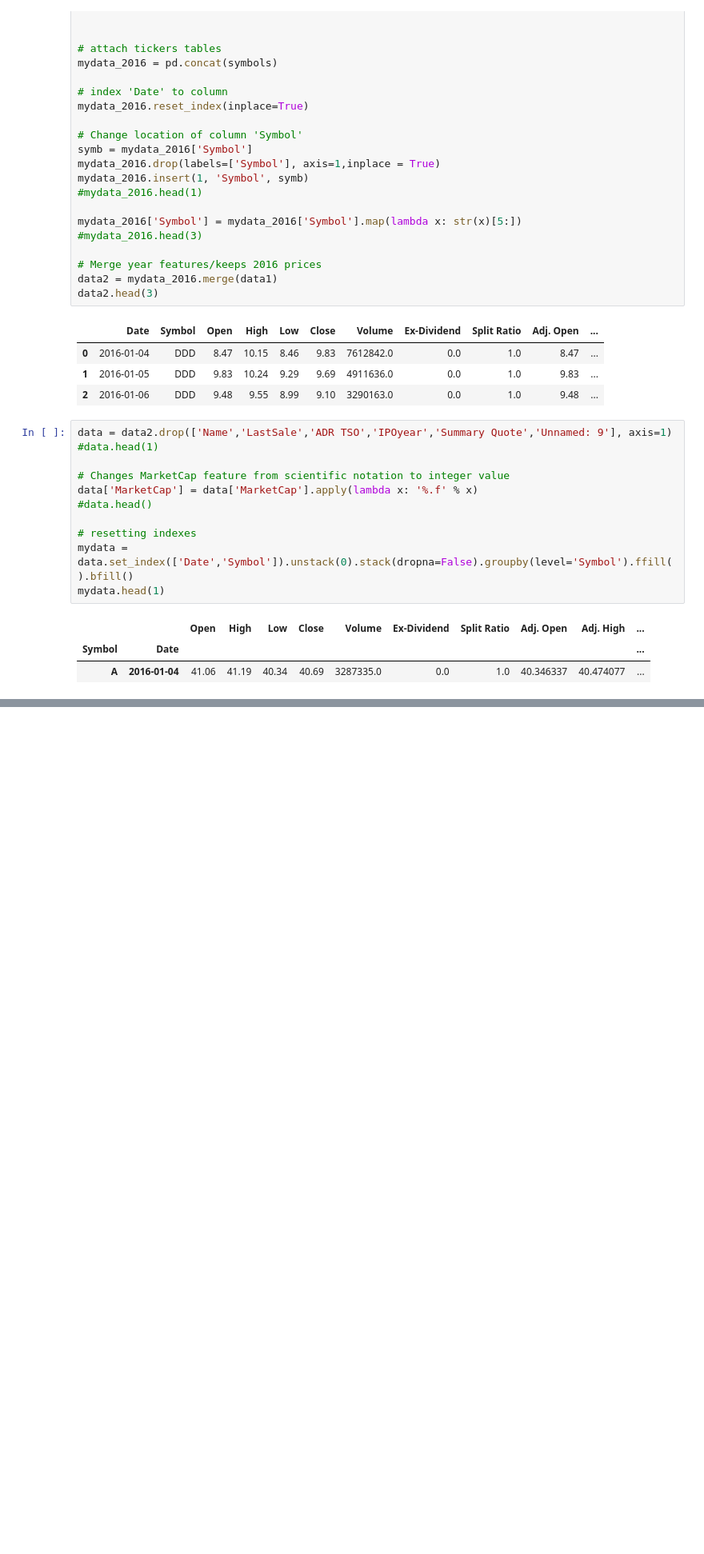
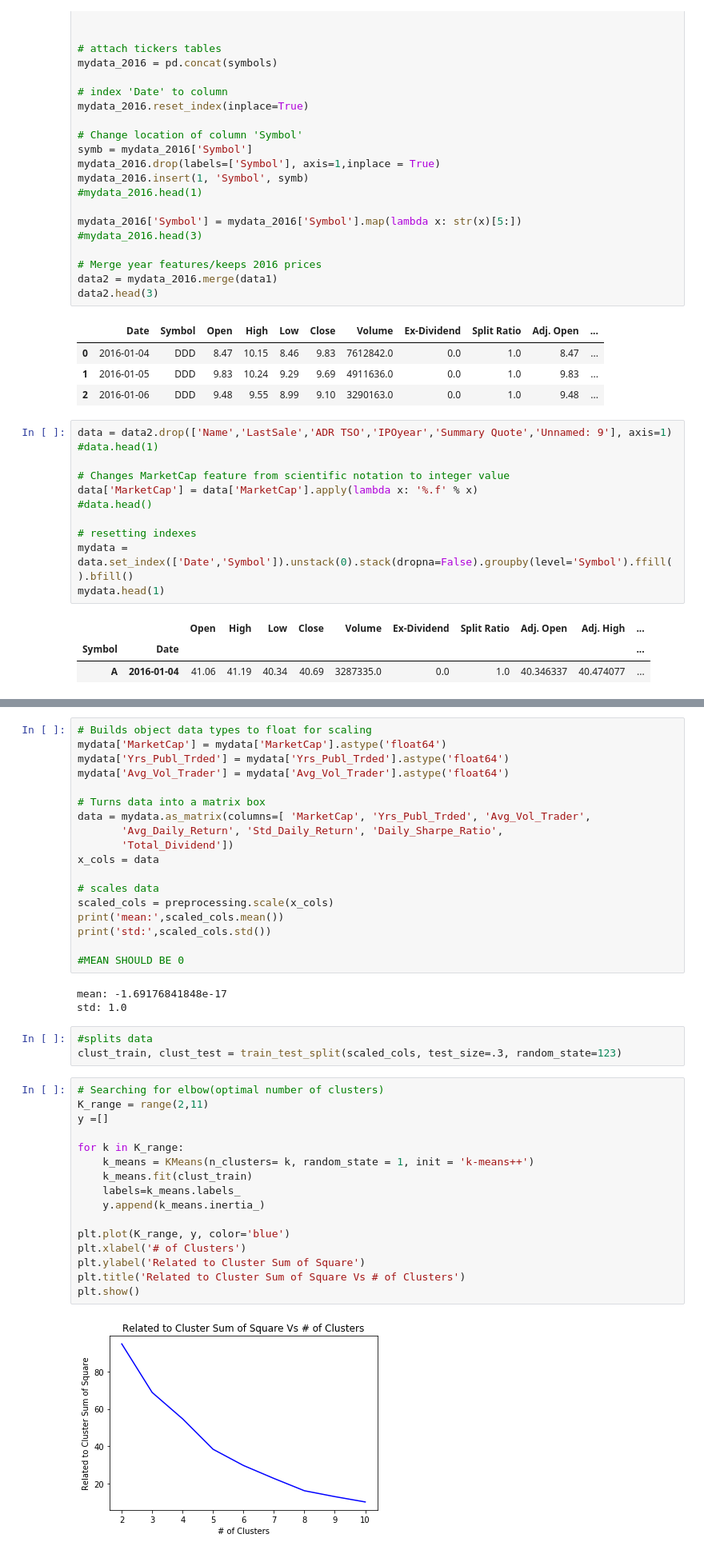
Before and after one commit to AlfredMtz/clustering-stocks, a Jupyter notebook: Diversification-System-Project.ipynb, the cells around one changed output, grey strips where cells are left out. Shown at 80% size. Cells and saved outputs as stored; diff of their text form; blank space fills up the shorter version.

```diff
--- a/Diversification-System-Project.ipynb
+++ b/Diversification-System-Project.ipynb
@@ -226,0 +219,42 @@ mydata3
+# %%
+# Builds object data types to float for scaling
+mydata['MarketCap'] = mydata['MarketCap'].astype('float64')
+mydata['Yrs_Publ_Trded'] = mydata['Yrs_Publ_Trded'].astype('float64')
+mydata['Avg_Vol_Trader'] = mydata['Avg_Vol_Trader'].astype('float64')
+
+# Turns data into a matrix box
+data = mydata.as_matrix(columns=[ 'MarketCap', 'Yrs_Publ_Trded', 'Avg_Vol_Trader',
+       'Avg_Daily_Return', 'Std_Daily_Return', 'Daily_Sharpe_Ratio',
+       'Total_Dividend'])
+x_cols = data
+
+# scales data
+scaled_cols = preprocessing.scale(x_cols)
+print('mean:',scaled_cols.mean())
+print('std:',scaled_cols.std())
+
+#MEAN SHOULD BE 0
+# %% [output]
+mean: -1.69176841848e-17
+std: 1.0
+# %%
+#splits data
+clust_train, clust_test = train_test_split(scaled_cols, test_size=.3, random_state=123)
+# %%
+# Searching for elbow(optimal number of clusters)
+K_range = range(2,11)
+y =[]
+
+for k in K_range:
+    k_means = KMeans(n_clusters= k, random_state = 1, init = 'k-means++')
+    k_means.fit(clust_train)
+    labels=k_means.labels_
+    y.append(k_means.inertia_)
+
+plt.plot(K_range, y, color='blue')
+plt.xlabel('# of Clusters')
+plt.ylabel('Related to Cluster Sum of Square')
+plt.title('Related to Cluster Sum of Square Vs # of Clusters')
+plt.show()
+# %% [output]
+[figure, added]
```
Also changed, not shown: parts of 12 cells of this notebook.
